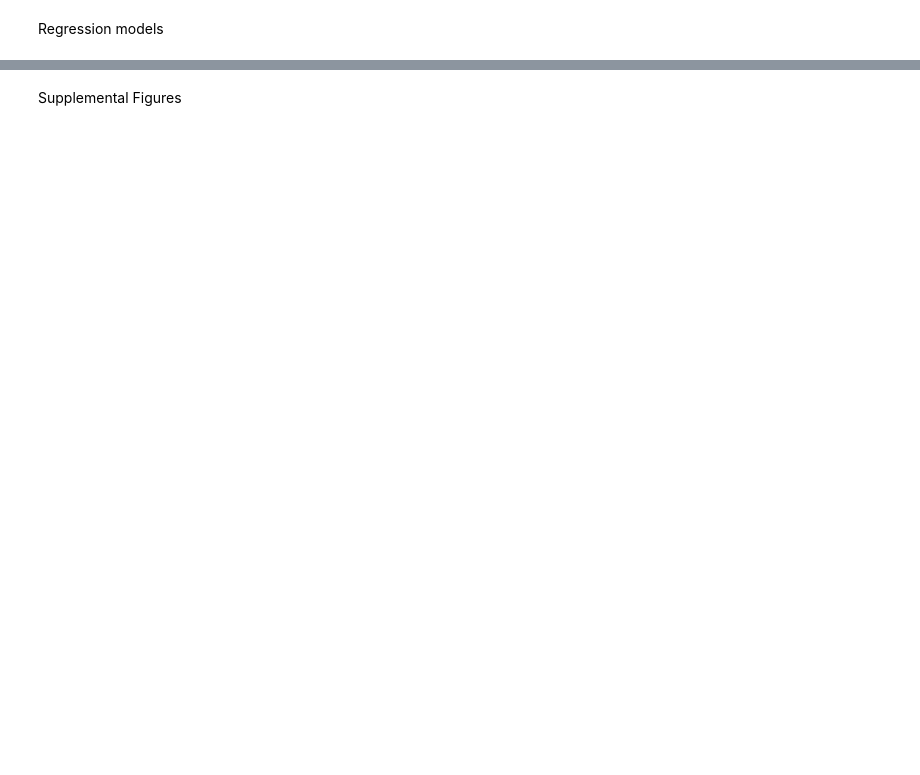
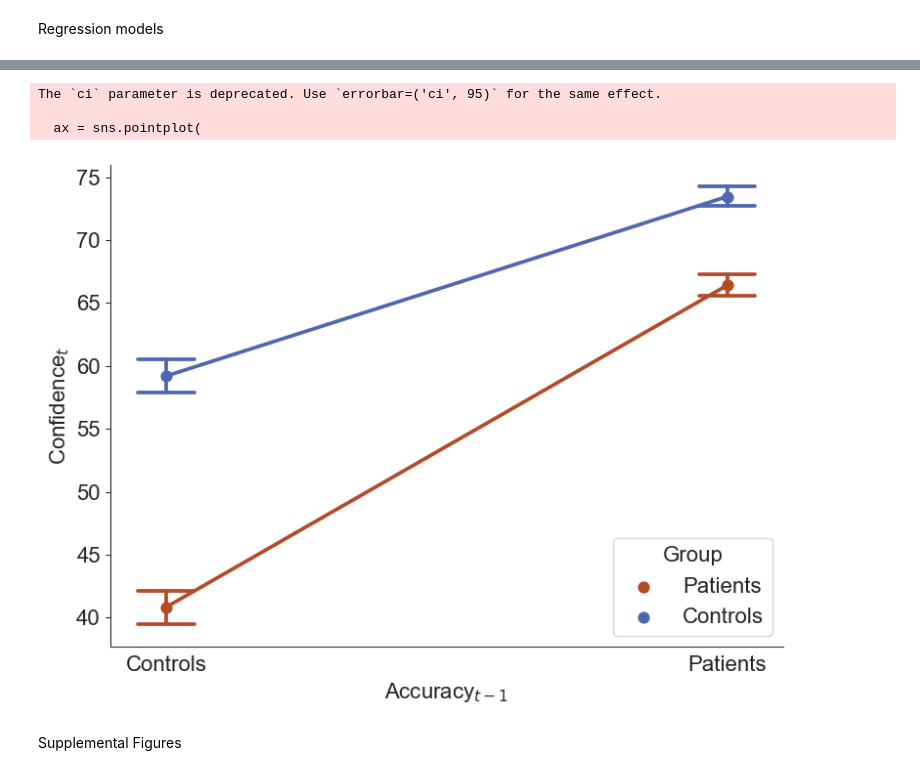
Before and after one commit to amloosen/BayesianObserver_CognitiveFlexibilityOCD, a Jupyter notebook: PreprocBehavAnalys.ipynb, the cells around one changed output, grey strips where cells are left out. Drawn from its saved outputs; the diff is of its cells as text; code cells hidden in the pictures; blank space fills up the shorter version.

```diff
--- a/PreprocBehavAnalys.ipynb
+++ b/PreprocBehavAnalys.ipynb
@@ -1697,3 +1183,50 @@ plt.show()
+# %%
+import matplotlib.pyplot as plt
+import seaborn as sns
+
+plt.figure(figsize=(8,6))
+# Capture the Axes returned by sns.pointplot
+ax = sns.pointplot(
+    x="chosen_outcome_shift",
+    y="confidence",
+    hue="patientstatus",
+    data=data,
+    palette=custom_palette,
+    capsize=0.1,   # adds caps to error bars
+    join=True,     # draws lines between the dots
+    ci=95,         # 95% confidence interval
+    markers=["o", "o"]  # use a circle marker for each group
+)
+
+# Remove the top and right spines
+ax.spines['top'].set_visible(False)
+ax.spines['right'].set_visible(False)
+
+# Adjust tick parameters (here, enabling left ticks on the y-axis)
+ax.tick_params(axis='y', left=True)
+
+# Set x-axis limits to add margin
+ax.set_xlim(-0.1, 1.1)
+
+# Update the axis labels and ticks
+ax.set_xlabel("Accuracy$_{t-1}$")
+ax.set_ylabel("Confidence$_{t}$")
+ax.set_xticks([0, 1])
+ax.set_xticklabels(["Controls", "Patients"])
+
+# Fix the legend in case it shows 0 and 1.
+handles, labels = ax.get_legend_handles_labels()
+legend_map = {"0": "Controls", "1": "Patients"}
+new_labels = [legend_map.get(label, label) for label in labels]
+plt.legend(handles, new_labels, title="Group", loc="lower right")
+
+plt.tight_layout()
+plt.show()
+# %% [output]
+The `ci` parameter is deprecated. Use `errorbar=('ci', 95)` for the same effect.
+
+  ax = sns.pointplot(
+[figure, added]
 # %%
 # from pandas.testing import assert_frame_equal
 # # Import the dataset
```
Also changed, not shown: parts of 26 cells of this notebook, 1 other file.
